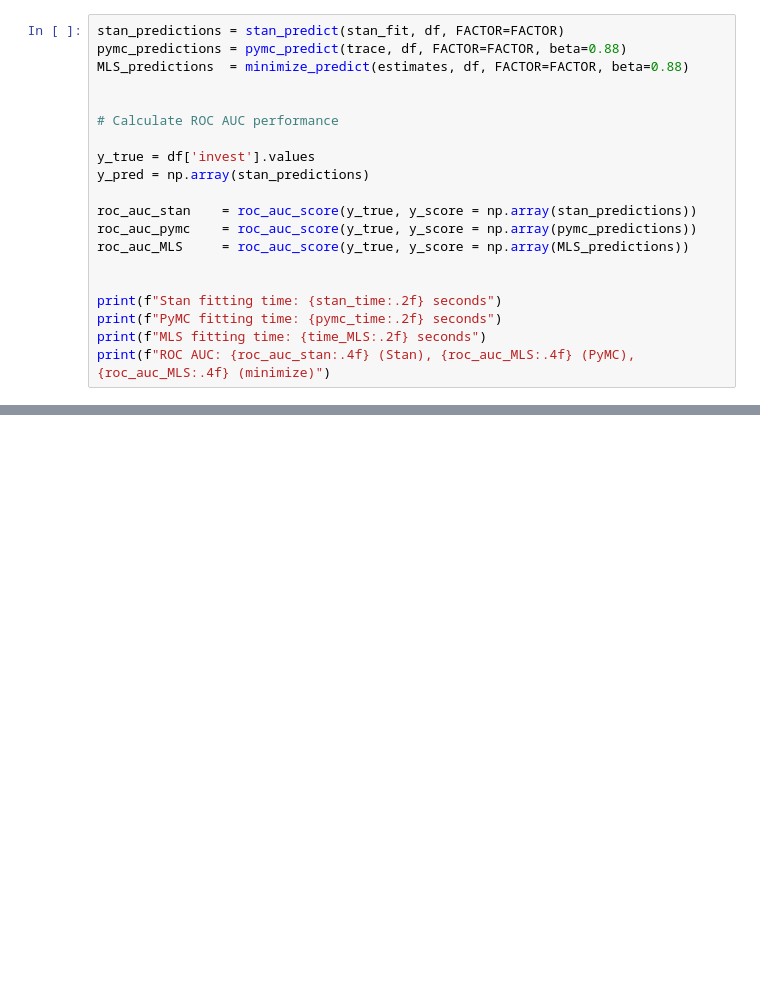
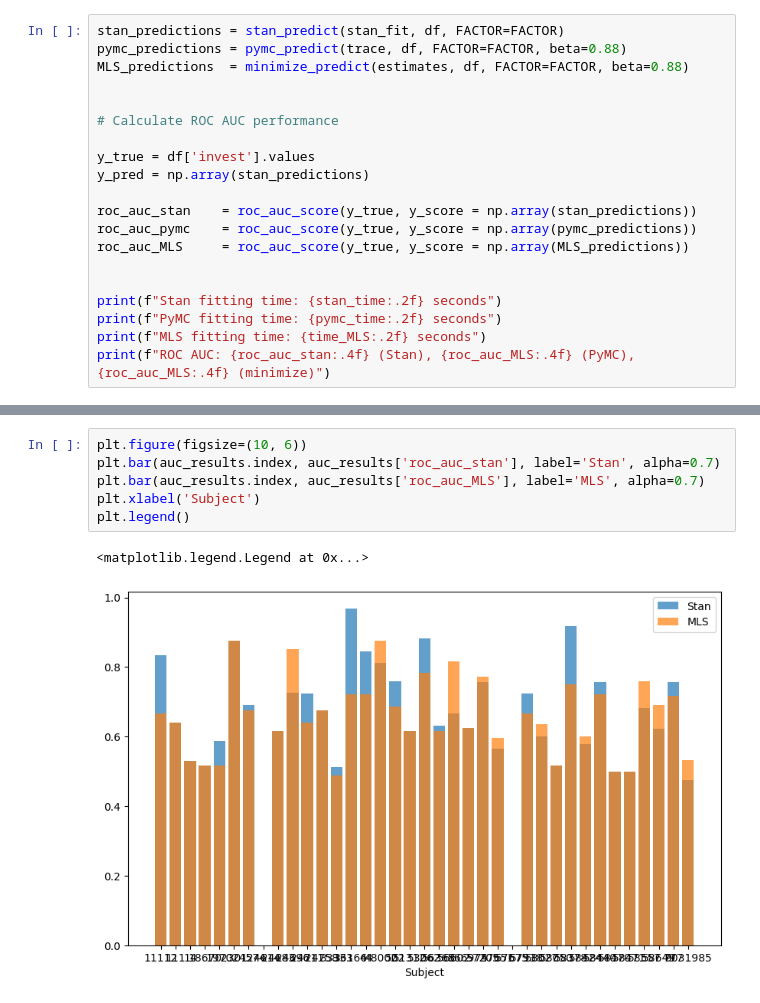
Before and after one commit to tommytommy81/bayesian-optimization, a Jupyter notebook: gen_investment_estimation.ipynb, the cells around one changed output, grey strips where cells are left out. Drawn from its saved outputs; the diff is of its cells as text; blank space fills up the shorter version.

```diff
--- a/gen_investment_estimation.ipynb
+++ b/gen_investment_estimation.ipynb
@@ -824,0 +821,9 @@ Warning: The parameter error has no priors. This means either no prior is
+# %%
+plt.figure(figsize=(10, 6))
+plt.bar(auc_results.index, auc_results['roc_auc_stan'], label='Stan', alpha=0.7)
+plt.bar(auc_results.index, auc_results['roc_auc_MLS'], label='MLS', alpha=0.7)
+plt.xlabel('Subject')
+plt.legend()
+# %% [output]
+<matplotlib.legend.Legend at 0x...>
+[figure, added]
```
Also changed, not shown: parts of 6 cells of this notebook, 1 other file.
